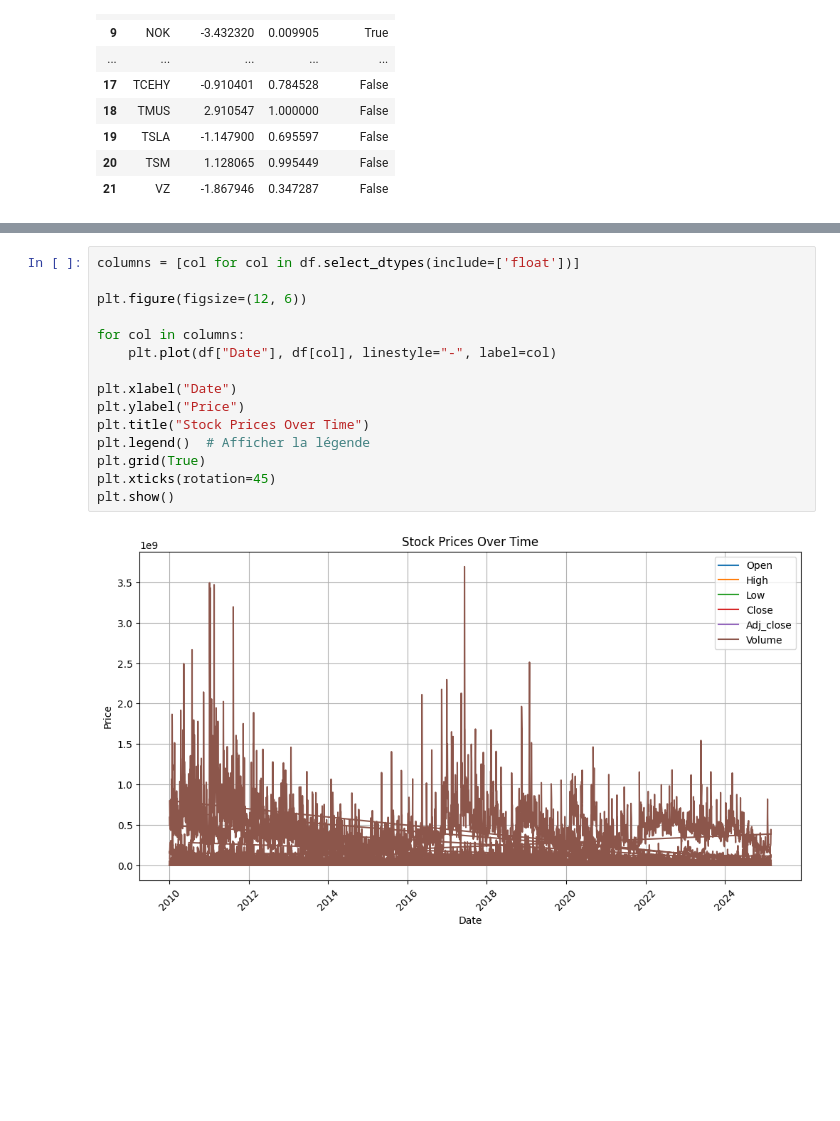
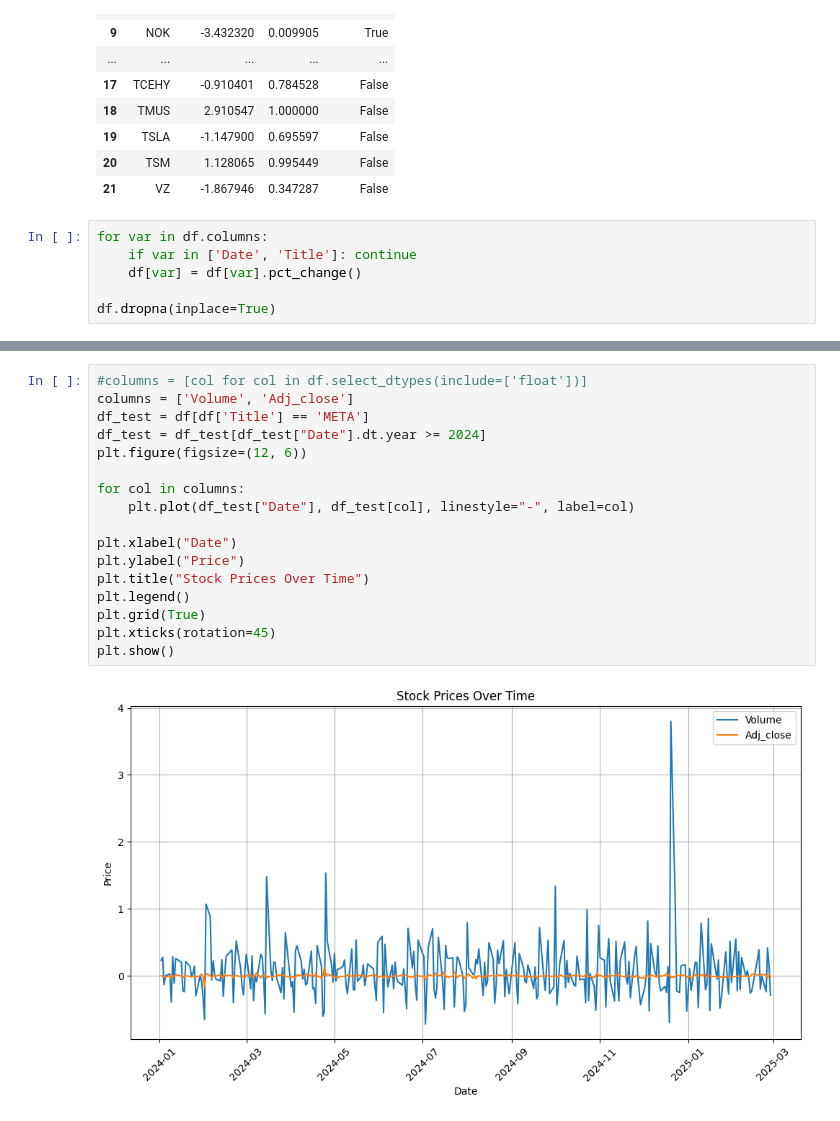
Before and after one commit to NaDub/MLFI_2025, a Jupyter notebook: Visualize/descriptive.ipynb, the cells around one changed output, grey strips where cells are left out. Drawn from its saved outputs; the diff is of its cells as text; blank space fills up the shorter version.

```diff
--- a/Visualize/descriptive.ipynb
+++ b/Visualize/descriptive.ipynb
@@ -143,3 +142,9 @@ test_stationarity_per_stock(df)
 | 19 | TSLA | -1.147900 | 0.695597 | False |
 | 20 | TSM | 1.128065 | 0.995449 | False |
 | 21 | VZ | -1.867946 | 0.347287 | False |
+# %%
+for var in df.columns:
+    if var in ['Date', 'Title']: continue
+    df[var] = df[var].pct_change()
+
+df.dropna(inplace=True)
@@ -146,18 +171,20 @@ test_stationarity_per_stock(df)
 # %%
-columns = [col for col in df.select_dtypes(include=['float'])]
-
+#columns = [col for col in df.select_dtypes(include=['float'])]
+columns = ['Volume', 'Adj_close']
+df_test = df[df['Title'] == 'META']
+df_test = df_test[df_test["Date"].dt.year >= 2024]
 plt.figure(figsize=(12, 6))
 
 for col in columns:
-    plt.plot(df["Date"], df[col], linestyle="-", label=col)
+    plt.plot(df_test["Date"], df_test[col], linestyle="-", label=col)
 
 plt.xlabel("Date")
 plt.ylabel("Price")
 plt.title("Stock Prices Over Time")
-plt.legend()  # Afficher la légende
+plt.legend()
 plt.grid(True)
 plt.xticks(rotation=45)
 plt.show()
 # %% [output]
-[figure, old version]
+[figure, new version]
 # %%
```
Also changed, not shown: parts of 4 cells of this notebook.
